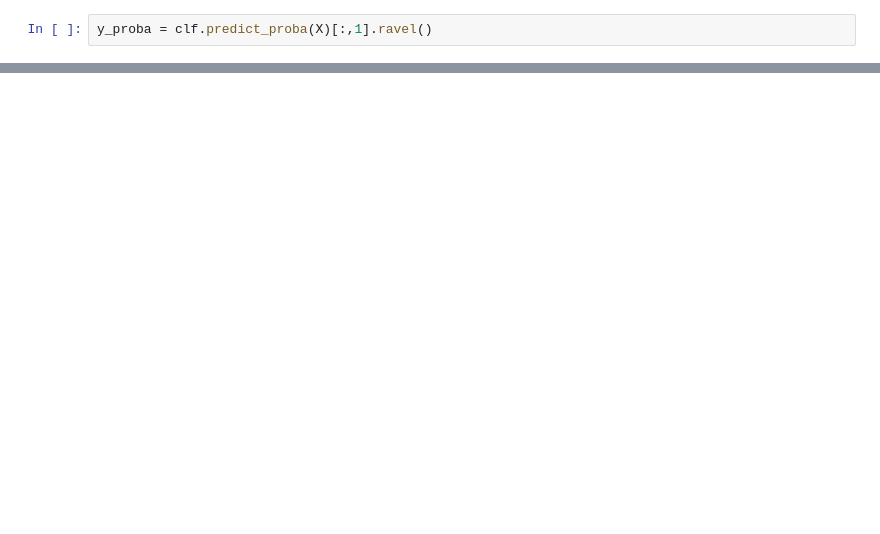
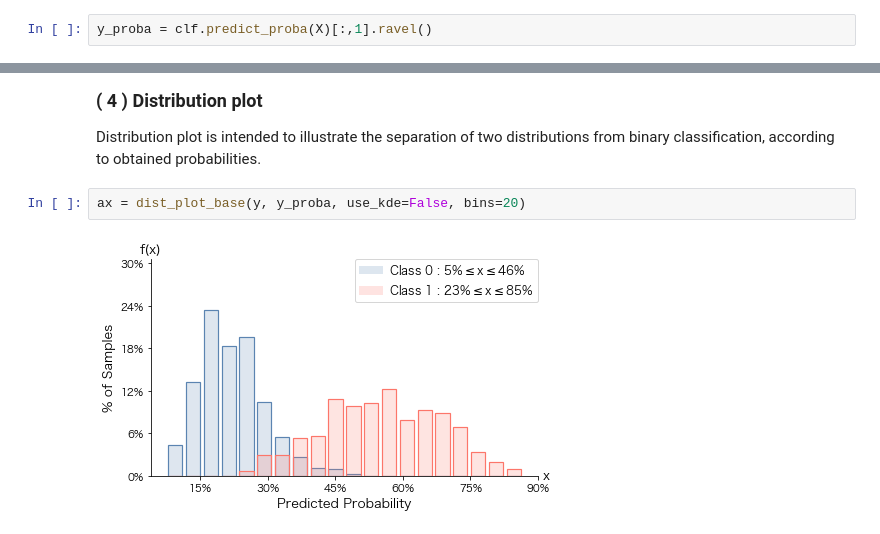
Before and after one commit to Nak007/model_validation, a Jupyter notebook: model_validation_colab.ipynb, the cells around one changed output, grey strips where cells are left out. Saved outputs shown, nothing was run; the diff lists cells and outputs as text; blank space fills up the shorter version.

```diff
--- a/model_validation_colab.ipynb
+++ b/model_validation_colab.ipynb
@@ -240,0 +83,8 @@ plt.show()
+# %% [markdown]
+**<font size=4>( 4 ) Distribution plot</font>**
+
+Distribution plot is intended to illustrate the separation of two distributions from binary classification, according to obtained probabilities.
+# %%
+ax = dist_plot_base(y, y_proba, use_kde=False, bins=20)
+# %% [output]
+[figure, added]
```
Also changed, not shown: parts of 52 cells of this notebook, 1 other file.
